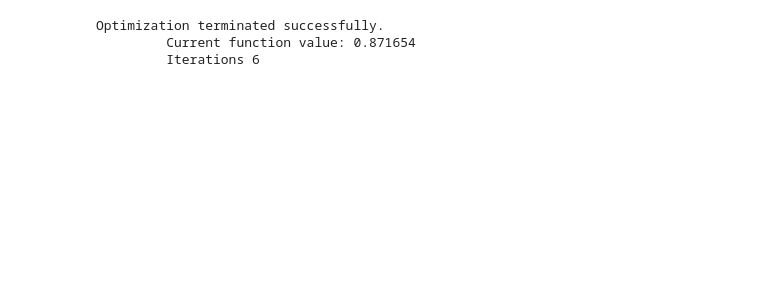
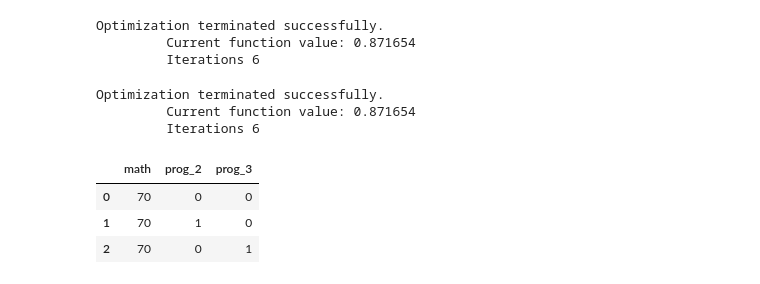
Before and after one commit to devdatta1429/BDA_Assignments, a Jupyter notebook: PML/Day_21_09_06.ipynb, the cells around one changed output. Drawn from its saved outputs; the diff is of its cells as text; code cells hidden in the pictures; blank space fills up the shorter version.

```diff
--- a/PML/Day_21_09_06.ipynb
+++ b/PML/Day_21_09_06.ipynb
@@ -284,3 +408,29 @@ mod2 = psn.from_formula("num_awards ~ math+prog_2+prog_3", data=df_train).fit()
 Optimization terminated successfully.
          Current function value: 0.871654
          Iterations 6
+# %%
+import statsmodels.formula.api as smf
+from statsmodels.discrete.discrete_model import Poisson as psn
+df = pd.read_excel('CDAC_DataBook.xlsx', sheet_name='poisson')
+prog_dummy = pd.get_dummies(df.prog, drop_first=True,prefix='prog').astype(int)
+df = df.drop('prog', axis=1)
+df = pd.concat([df,prog_dummy], axis=1)
+x_train, x_test, y_train, y_test = train_test_split(df.drop('num_awards', axis=1), df['num_awards'], test_size=0.2,random_state=20)
+x_train1 = sm.add_constant(x_train, prepend=False)
+
+df_train = pd.concat([x_train1,y_train], axis=1)
+
+mod2 = psn.from_formula("num_awards ~ math+prog_2+prog_3", data=df_train).fit()
+# %% [output]
+Optimization terminated successfully.
+         Current function value: 0.871654
+         Iterations 6
+# %%
+mydata = pd.DataFrame([[70,0,0],[70,1,0],[70,0,1]], columns= x_train.columns)
+# %%
+mydata
+# %% [output]
+|  | math | prog_2 | prog_3 |
+| 0 | 70 | 0 | 0 |
+| 1 | 70 | 1 | 0 |
+| 2 | 70 | 0 | 1 |
```
Also changed, not shown: parts of 18 cells of this notebook.
